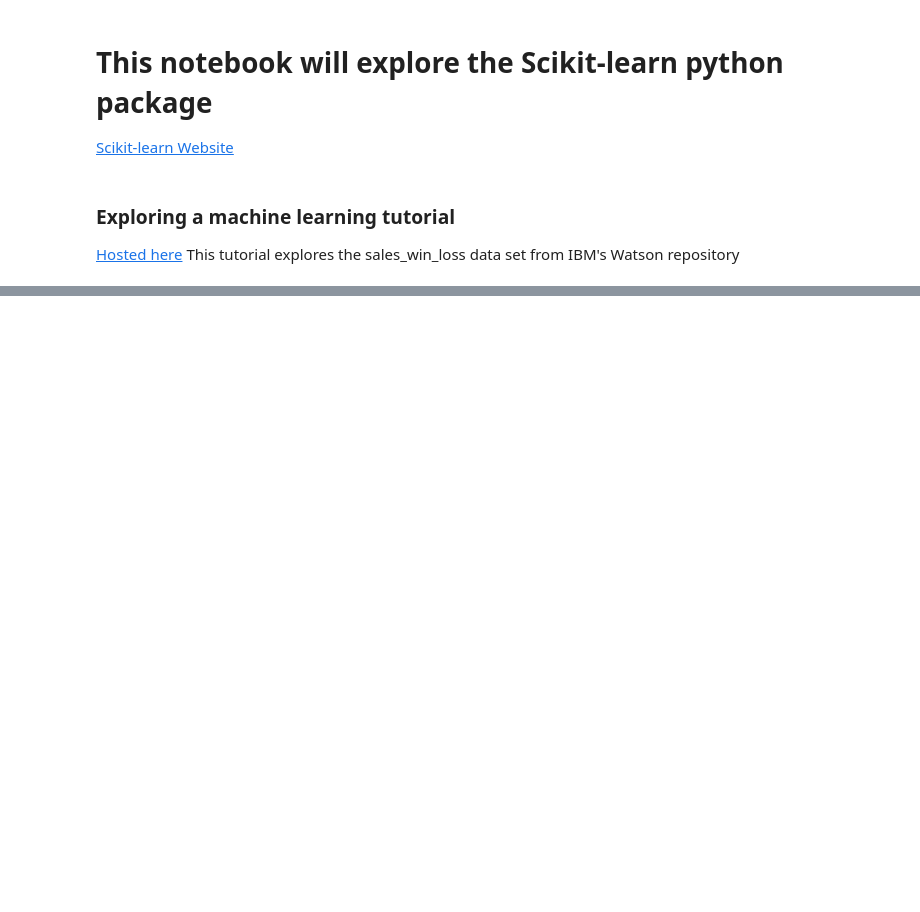
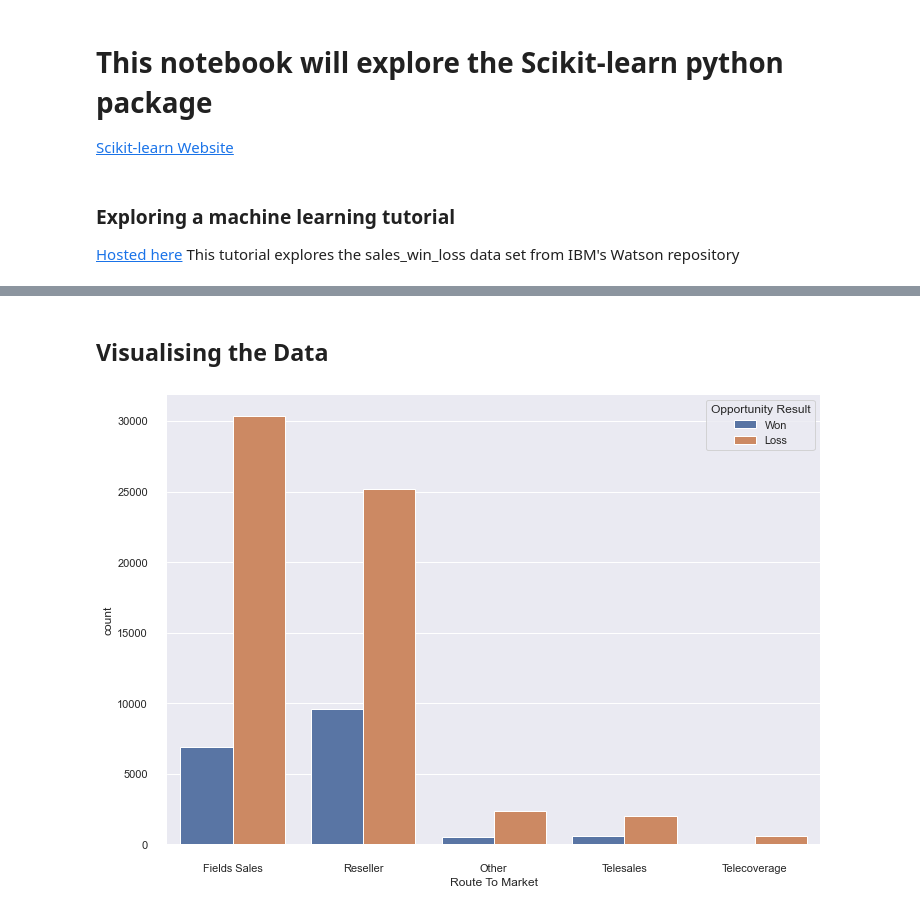
Before and after one commit to killfoley/ML-and-Stats, a Jupyter notebook: scikit-learn.ipynb, the cells around one changed output, grey strips where cells are left out. Drawn from its saved outputs; the diff is of its cells as text; code cells hidden in the pictures; blank space fills up the shorter version.

```diff
--- a/scikit-learn.ipynb
+++ b/scikit-learn.ipynb
@@ -36,0 +65,24 @@ sales_data.tail()
+# %% [markdown]
+## Visualising the Data
+# %%
+# import seaborn for plotting
+import seaborn as sns
+
+# import matplotlib for plotting
+import matplotlib.pyplot as plt
+
+# set the background colour of the plot to white
+#sns.set_style("whitegrid")
+
+# setting the plot size for all plots
+sns.set(rc={'figure.figsize':(11.7,8.27)})
+
+# create a countplot
+sns.countplot(x="Route To Market", data=sales_data, hue ="Opportunity Result")
+# Remove the top and down margin
+
+sns.despine(offset=10, trim=True)
+# display the plot
+plt.show()
+# %% [output]
+[figure, added]
```
Also changed, not shown: parts of 4 cells of this notebook.
